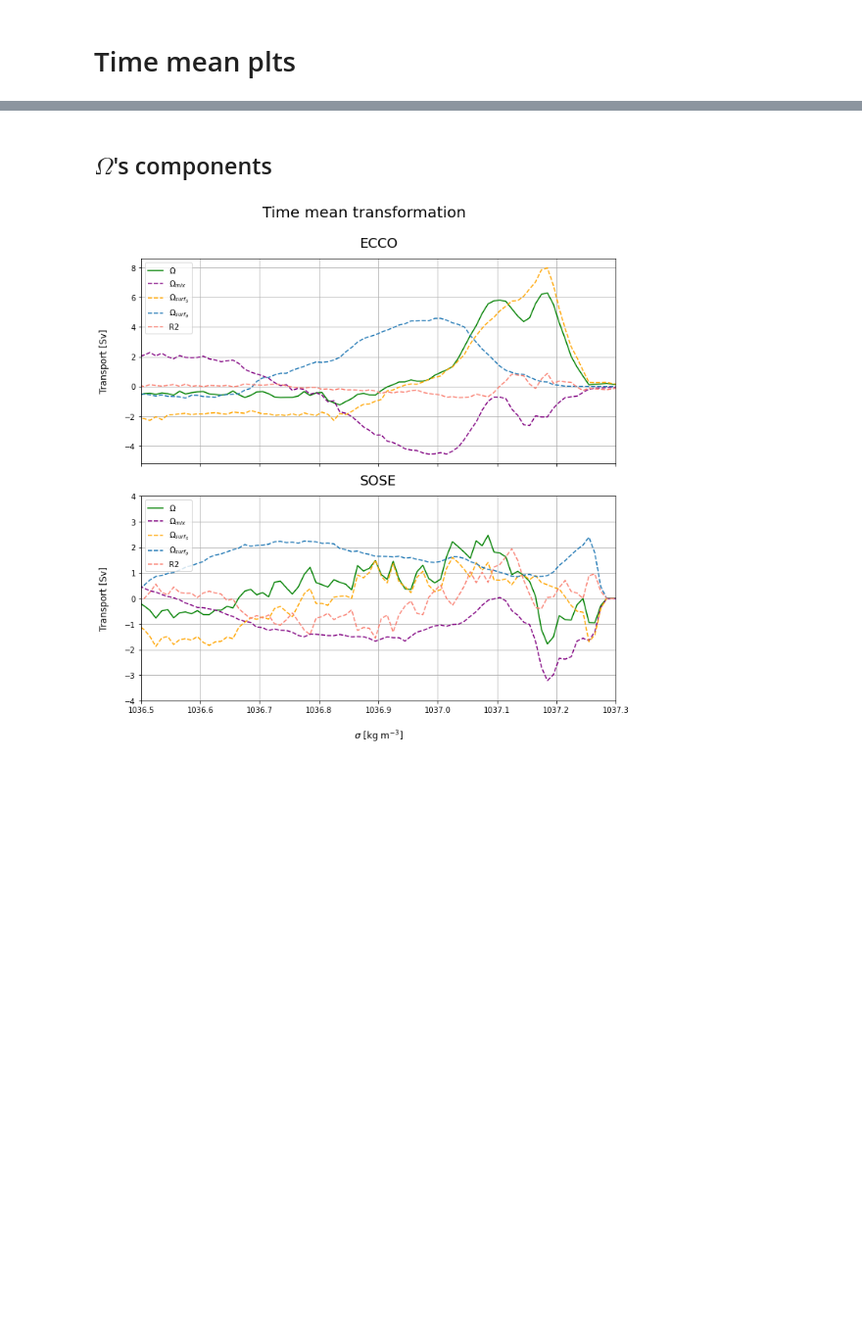
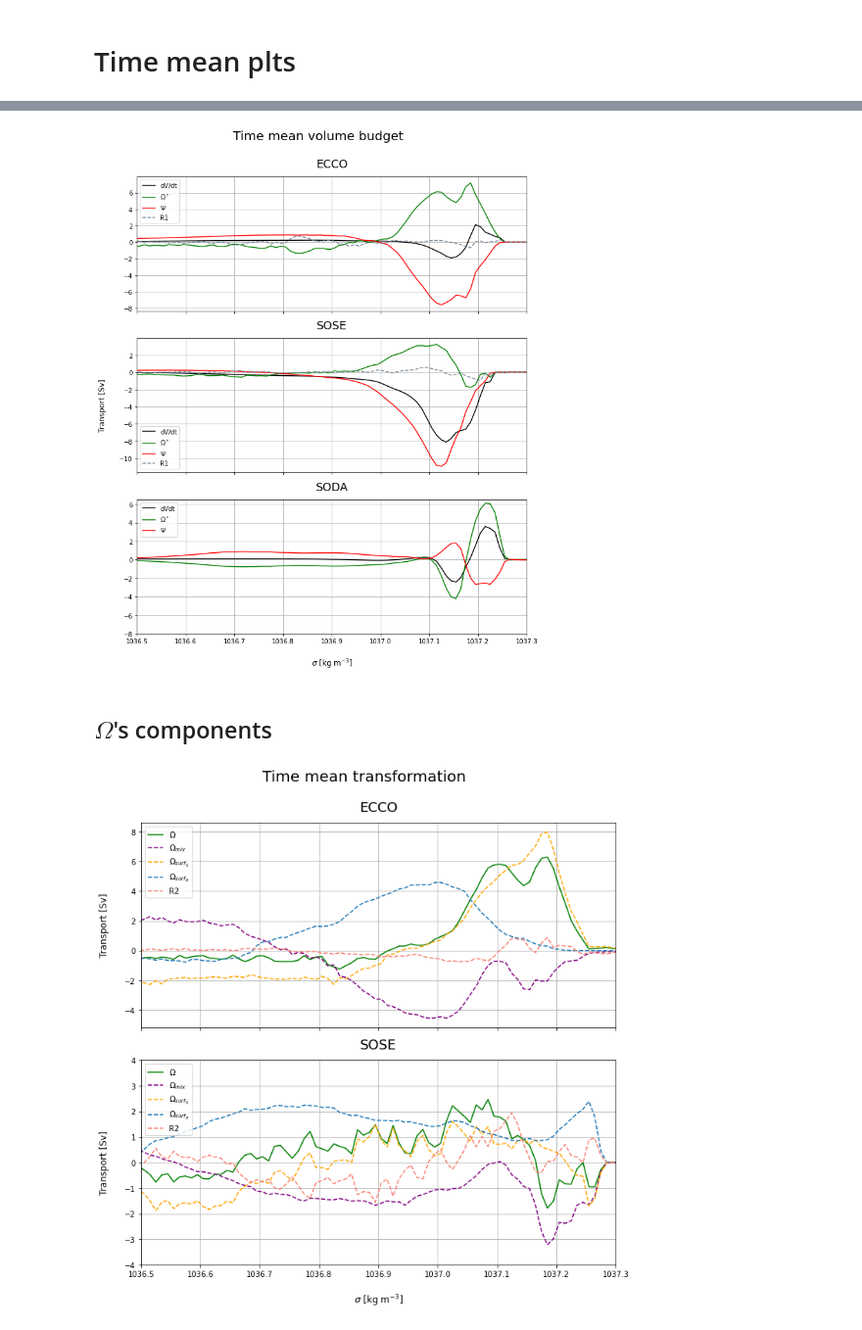
Before and after one commit to ocean-transport/WMT-project, a Jupyter notebook: stacked-figs/time-mean.ipynb, the cells around one changed output, grey strips where cells are left out. Shown at 98% size. Cells and saved outputs as stored; diff of their text form; code cells hidden in the pictures; blank space fills up the shorter version.

Commit message:
updated fig w new soda time mean, 1997-2019

```diff
--- a/stacked-figs/time-mean.ipynb
+++ b/stacked-figs/time-mean.ipynb
@@ -31,10 +31,11 @@ sose = sose_uncut.sel(time=slice('2006', '2010')).load()
 
 ecco = xr.open_zarr(gcfs_w_token.get_mapper('pangeo-tmp/stb2145/ECCO/datasets/wmt_budget_terms.zarr'), consolidated=False).load()
 
-soda = xr.open_zarr(gcfs_w_token.get_mapper('pangeo-tmp/stb2145/SODA/datasets/wmt_budget_terms/wmt_budget_terms.zarr'), consolidated=False)
+soda_unsliced = xr.open_zarr(gcfs_w_token.get_mapper('pangeo-tmp/stb2145/SODA/datasets/wmt_budget_terms/wmt_budget_terms.zarr'), consolidated=False)
 #Converting time from Julian to datetime64[ns] object
-datetimeindex = soda.indexes['time'].to_datetimeindex()
-soda['time'] = datetimeindex
+datetimeindex = soda_unsliced.indexes['time'].to_datetimeindex()
+soda_unsliced['time'] = datetimeindex
+soda = soda_unsliced.sel(time=slice('1997-02-15', '2019'))
 soda.load()
 # %% [output]
 <xarray.Dataset>
@@ -94,3 +53,45 @@ plt.tight_layout();
+# %%
+fig, (ax0,ax1,ax2) = plt.subplots(3,1, figsize=(10,12), sharex=True)
+
+(ecco.dVdt/1e6).mean(dim='time').plot(label='dV/dt', color='k', ax=ax0)
+((ecco.omega_trans_rate+ecco.R2)/1e6).mean(dim='time').plot(label=r'$\Omega^*$', color='green', ax=ax0)
+(ecco.psi_vel/1e6).mean(dim='time').plot(label=r'$\Psi$', color='red', ax=ax0)
+#(ecco.R2/1e6).mean(dim='time').plot(label='R2', color='salmon', linestyle='--', ax=ax0)
+(ecco.R1/1e6).mean(dim='time').plot(label='R1', color='lightslategray', linestyle='--', ax=ax0)
+ax0.set_xlabel('')
+ax0.set_ylabel('')
+ax0.legend()
+ax0.grid()
+ax0.set_title('ECCO', fontsize=18, pad=15)
+ax0.set_xlim(1036.5, 1037.3)
+
+(sose.dVdt/1e6).mean(dim='time').plot(label='dV/dt', color='k', ax=ax1)
+((sose.omega_trans_rate+sose.R2)/1e6).mean(dim='time').plot(label=r'$\Omega^*$', color='green', ax=ax1)
+(sose.psi_vel/1e6).mean(dim='time').plot(label=r'$\Psi$', color='red', ax=ax1)
+#(sose.R2/1e6).mean(dim='time').plot(label='R2', color='salmon', linestyle='--', ax=ax1)
+(sose.R1/1e6).mean(dim='time').plot(label='R1', color='lightslategray', linestyle='--', ax=ax1)
+ax1.set_ylabel(r'Transport [Sv]', fontsize=12, labelpad=20)
+ax1.legend()
+ax1.grid()
+ax1.set_xlabel('')
+ax1.set_title('SOSE', fontsize=18, pad=15)
+ax1.set_xlim(1036.5, 1037.3)
+
+(soda.dVdt/1e6).mean(dim='time').plot(label='dVdt', color='k', ax=ax2)
+soda.omega_trans.mean(dim='time').plot(label=r'$\Omega^*$', color='green', ax=ax2)
+soda.psi_vel.mean(dim='time').plot(label=r'$\Psi$', color='red', ax=ax2)
+ax2.grid()
+ax2.legend()
+ax2.set_xlabel(r'$\sigma$ [kg m$^{-3}$]', fontsize=12, labelpad=20)
+ax2.set_ylabel('')
+ax2.set_ylim(-8,6.5)
+ax2.set_xlim(1036.5, 1037.3)
+ax2.set_title('SODA', fontsize=18, pad=15)
+
+plt.suptitle('Time mean volume budget', fontsize=20, y=1.005)
+plt.tight_layout();
+# %% [output]
+[figure, added]
 # %% [markdown]
 ## $\Omega$'s components
 # %%
```
Also changed, not shown: parts of 2 cells of this notebook.
